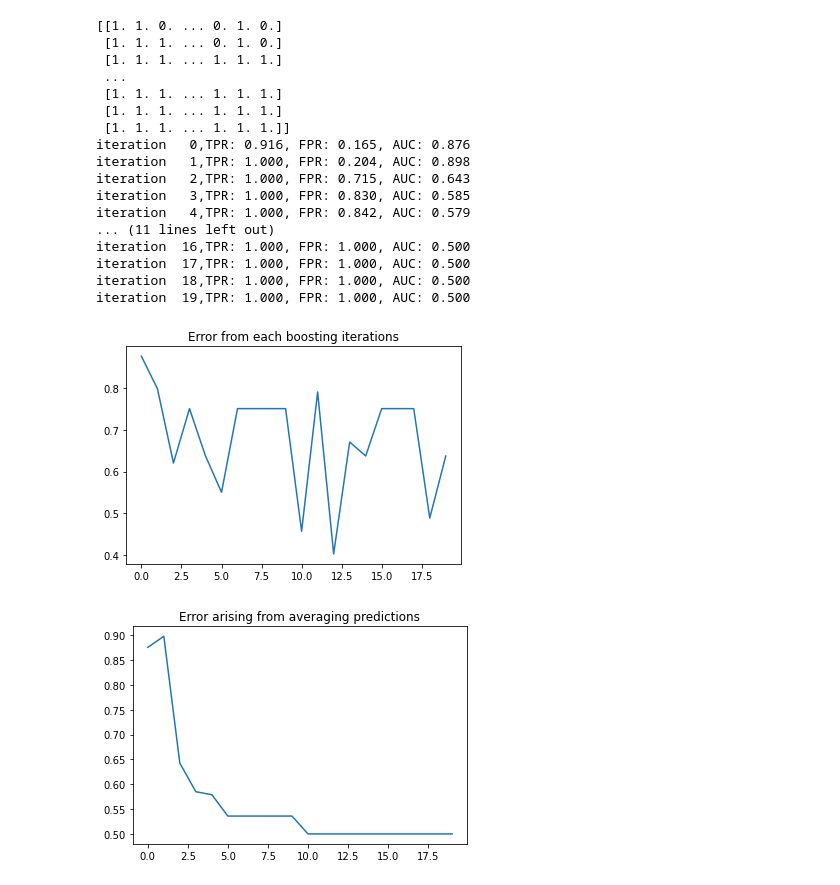
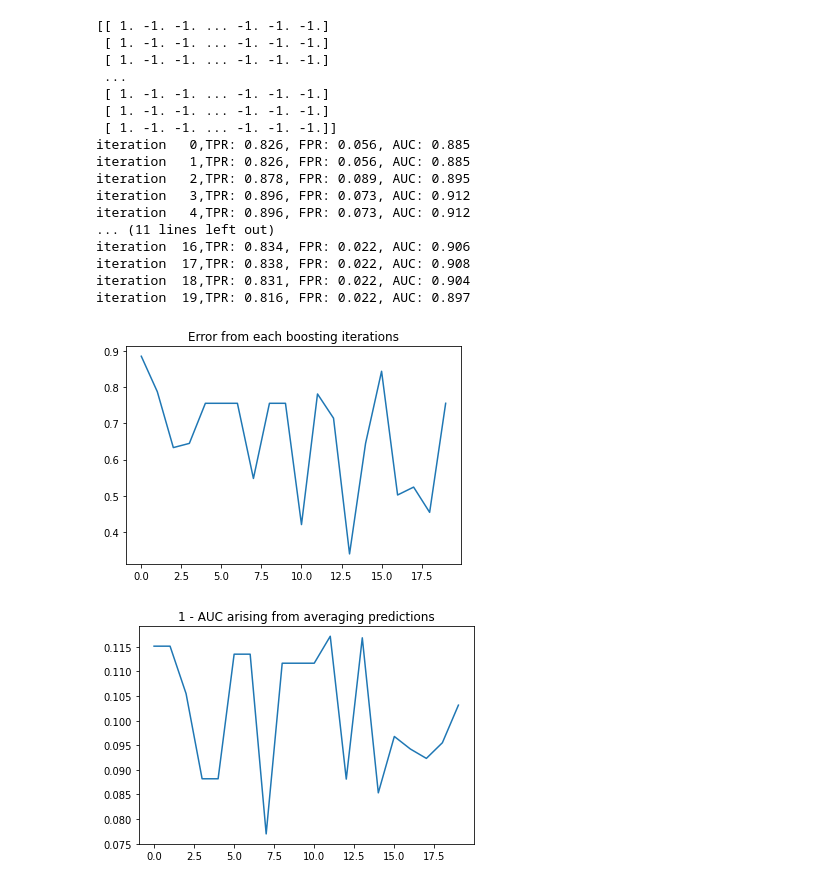
Before and after one commit to rhfo3218/LG_ML_tutorial, a Jupyter notebook: 4. Imbalance_data_classification/imbalance_4.ipynb, the cells around one changed output. Cells and saved outputs as stored; diff of their text form; code cells hidden in the pictures.

```diff
--- a/4. Imbalance_data_classification/imbalance_4.ipynb
+++ b/4. Imbalance_data_classification/imbalance_4.ipynb
@@ -62,7 +63,7 @@ for i in range(0,iter):
     ci = model.predict(X_train)
     cit = np.append(cit, ci).reshape(i+1,-1)
 
-    tn, fp, fn, tp = confusion_matrix(y_train,ci).ravel()
+    tp, fn, fp, tn = confusion_matrix(y_train,ci).ravel()
     tpr = tp/(tp+fn)
     fpr = fp/(tn+fp)
     auc = (1+tpr-fpr)/2
@@ -107,3 +108,5 @@ iteration  19,TPR: 0.313, FPR: 0.038, AUC: 0.637
+# %%
+cit = np.sign(1*(cit == 1)-0.5)
 # %%
 pred = np.array([])
 for i in range(0,iter):
@@ -119,8 +122,9 @@ print(pred)
 
 y_bst = np.array([])
 y_train_tmp = np.sign((y_train==1)-0.5)
+
 for i in range(0,iter):
-    tn, fp, fn, tp = confusion_matrix(y_train,pred[i,:]).ravel()
+    tp, fn, fp, tn = confusion_matrix(y_train_tmp,pred[i,:]).ravel()
     tpr = tp/(tp+fn)
     fpr = fp/(tn+fp)
     auc = (1+tpr-fpr)/2
@@ -129,32 +133,32 @@ for i in range(0,iter):
 
     print("iteration {:3d},TPR: {:.3f}, FPR: {:.3f}, AUC: {:.3f}".format(i,tpr,fpr,auc))
 # %% [output]
-[[1. 1. 0. ... 0. 1. 0.]
- [1. 1. 1. ... 0. 1. 0.]
- [1. 1. 1. ... 1. 1. 1.]
+[[ 1. -1. -1. ... -1. -1. -1.]
+ [ 1. -1. -1. ... -1. -1. -1.]
+ [ 1. -1. -1. ... -1. -1. -1.]
  ...
- [1. 1. 1. ... 1. 1. 1.]
- [1. 1. 1. ... 1. 1. 1.]
- [1. 1. 1. ... 1. 1. 1.]]
-iteration   0,TPR: 0.916, FPR: 0.165, AUC: 0.876
-iteration   1,TPR: 1.000, FPR: 0.204, AUC: 0.898
-iteration   2,TPR: 1.000, FPR: 0.715, AUC: 0.643
-iteration   3,TPR: 1.000, FPR: 0.830, AUC: 0.585
-iteration   4,TPR: 1.000, FPR: 0.842, AUC: 0.579
+ [ 1. -1. -1. ... -1. -1. -1.]
+ [ 1. -1. -1. ... -1. -1. -1.]
+ [ 1. -1. -1. ... -1. -1. -1.]]
+iteration   0,TPR: 0.826, FPR: 0.056, AUC: 0.885
+iteration   1,TPR: 0.826, FPR: 0.056, AUC: 0.885
+iteration   2,TPR: 0.878, FPR: 0.089, AUC: 0.895
+iteration   3,TPR: 0.896, FPR: 0.073, AUC: 0.912
+iteration   4,TPR: 0.896, FPR: 0.073, AUC: 0.912
 ... (11 lines left out)
-iteration  16,TPR: 1.000, FPR: 1.000, AUC: 0.500
-iteration  17,TPR: 1.000, FPR: 1.000, AUC: 0.500
-iteration  18,TPR: 1.000, FPR: 1.000, AUC: 0.500
-iteration  19,TPR: 1.000, FPR: 1.000, AUC: 0.500
+iteration  16,TPR: 0.834, FPR: 0.022, AUC: 0.906
+iteration  17,TPR: 0.838, FPR: 0.022, AUC: 0.908
+iteration  18,TPR: 0.831, FPR: 0.022, AUC: 0.904
+iteration  19,TPR: 0.816, FPR: 0.022, AUC: 0.897
 # %%
 plt.plot(range(0,iter), x_bst)
 plt.title('Error from each boosting iterations')
 plt.show()
 # %% [output]
-[figure, old version]
+[figure, new version]
 # %%
-plt.plot(range(0,iter), y_bst)
-plt.title("Error arising from averaging predictions")
+plt.plot(range(0,iter), 1 - y_bst)
+plt.title("1 - AUC arising from averaging predictions")
 plt.show()
 # %% [output]
-[figure, old version]
+[figure, new version]
```
Also changed, not shown: parts of 3 cells of this notebook, 3 other files.
